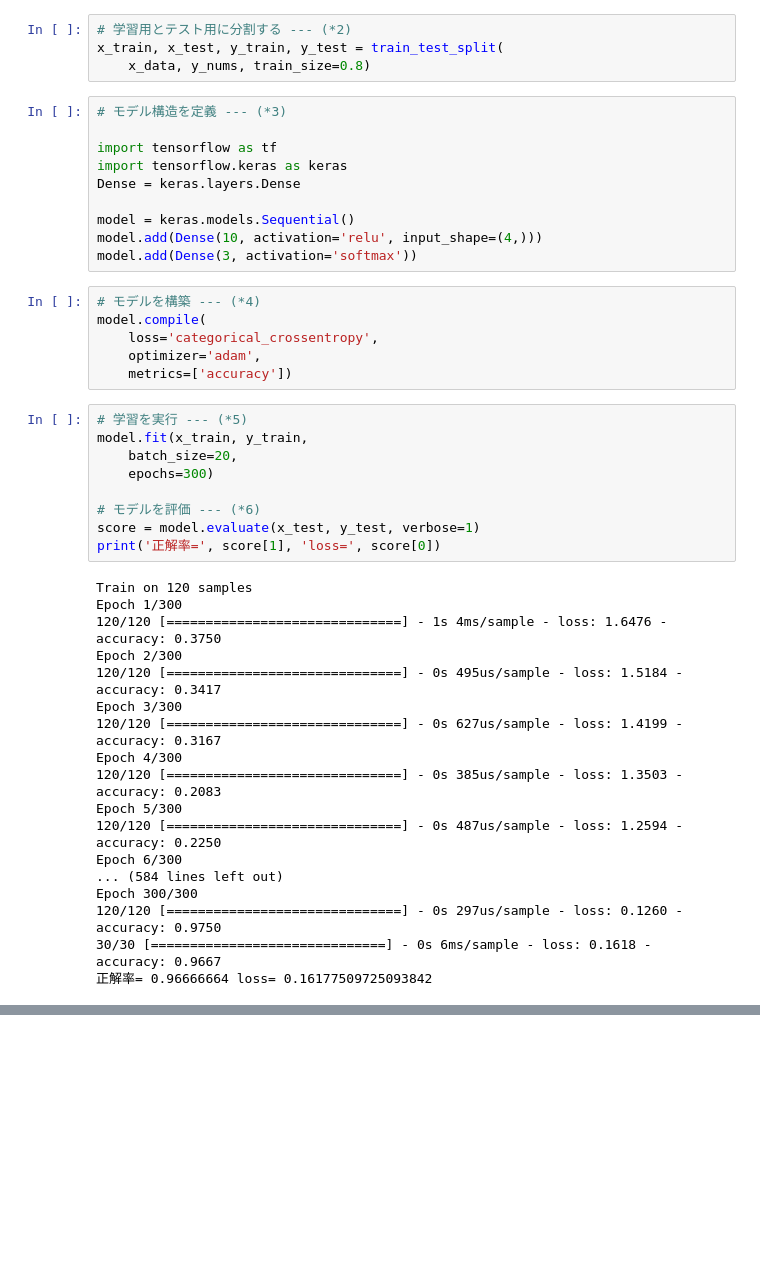
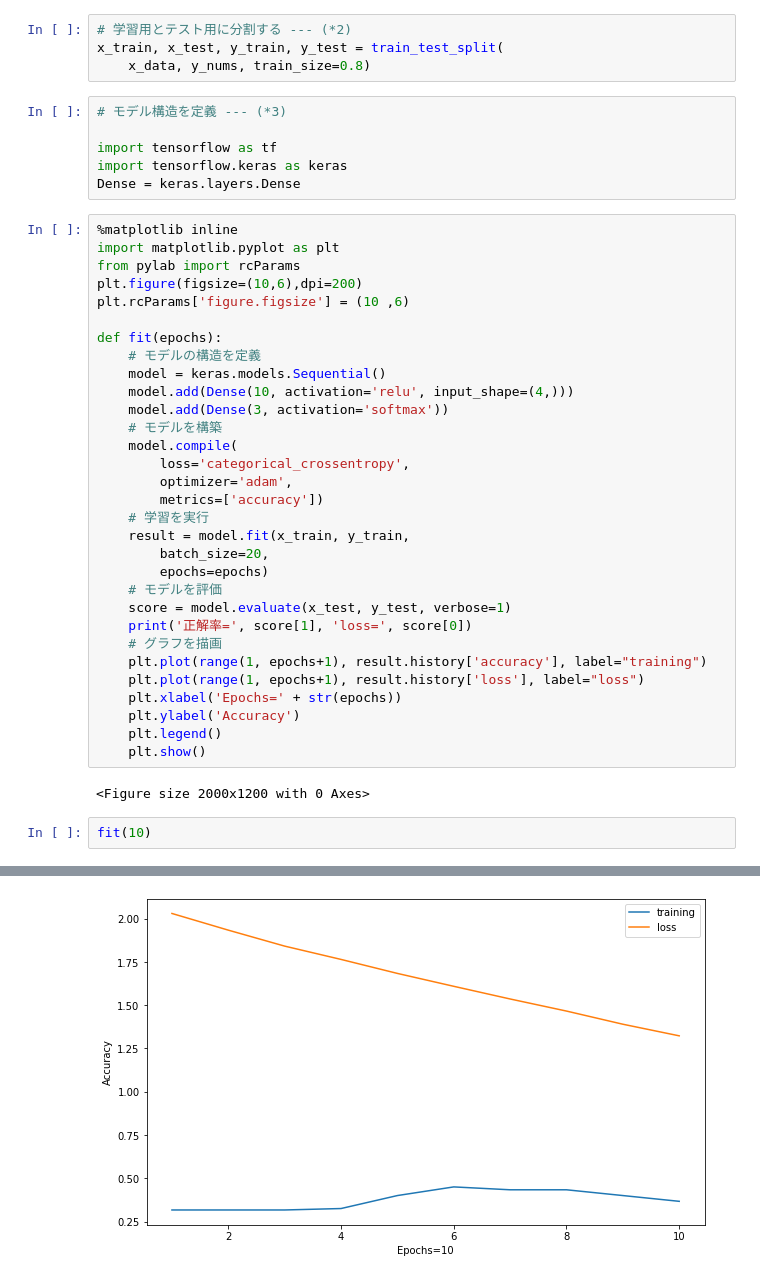
Before and after one commit to kujirahand/book-mlearn-gyomu, a Jupyter notebook: src/ch5/iris/iris.ipynb, the cells around one changed output, grey strips where cells are left out. Cells and saved outputs as stored; diff of their text form; blank space fills up the shorter version.

```diff
--- a/src/ch5/iris/iris.ipynb
+++ b/src/ch5/iris/iris.ipynb
@@ -31,40 +31,39 @@ x_train, x_test, y_train, y_test = train_test_split(
 import tensorflow as tf
 import tensorflow.keras as keras
 Dense = keras.layers.Dense
-
-model = keras.models.Sequential()
-model.add(Dense(10, activation='relu', input_shape=(4,)))
-model.add(Dense(3, activation='softmax'))
-# %%
-# モデルを構築 --- (*4)
-model.compile(
-    loss='categorical_crossentropy',
-    optimizer='adam',
-    metrics=['accuracy'])
-# %%
-# 学習を実行 --- (*5)
-model.fit(x_train, y_train,
-    batch_size=20,
-    epochs=300)
-
-# モデルを評価 --- (*6)
-score = model.evaluate(x_test, y_test, verbose=1)
-print('正解率=', score[1], 'loss=', score[0])
-# %% [output]
-Train on 120 samples
-Epoch 1/300
-120/120 [==============================] - 1s 4ms/sample - loss: 1.6476 - accuracy: 0.3750
-Epoch 2/300
-120/120 [==============================] - 0s 495us/sample - loss: 1.5184 - accuracy: 0.3417
-Epoch 3/300
-120/120 [==============================] - 0s 627us/sample - loss: 1.4199 - accuracy: 0.3167
-Epoch 4/300
-120/120 [==============================] - 0s 385us/sample - loss: 1.3503 - accuracy: 0.2083
-Epoch 5/300
-120/120 [==============================] - 0s 487us/sample - loss: 1.2594 - accuracy: 0.2250
-Epoch 6/300
-... (584 lines left out)
-Epoch 300/300
-120/120 [==============================] - 0s 297us/sample - loss: 0.1260 - accuracy: 0.9750
-30/30 [==============================] - 0s 6ms/sample - loss: 0.1618 - accuracy: 0.9667
-正解率= 0.96666664 loss= 0.16177509725093842
+# %%
+%matplotlib inline
+import matplotlib.pyplot as plt
+from pylab import rcParams
+plt.figure(figsize=(10,6),dpi=200)
+plt.rcParams['figure.figsize'] = (10 ,6)
+
+def fit(epochs):
+    # モデルの構造を定義
+    model = keras.models.Sequential()
+    model.add(Dense(10, activation='relu', input_shape=(4,)))
+    model.add(Dense(3, activation='softmax'))
+    # モデルを構築
+    model.compile(
+        loss='categorical_crossentropy',
+        optimizer='adam',
+        metrics=['accuracy'])
+    # 学習を実行
+    result = model.fit(x_train, y_train,
+        batch_size=20,
+        epochs=epochs)
+    # モデルを評価
+    score = model.evaluate(x_test, y_test, verbose=1)
+    print('正解率=', score[1], 'loss=', score[0])
+    # グラフを描画
+    plt.plot(range(1, epochs+1), result.history['accuracy'], label="training")
+    plt.plot(range(1, epochs+1), result.history['loss'], label="loss")
+    plt.xlabel('Epochs=' + str(epochs))
+    plt.ylabel('Accuracy')
+    plt.legend()
+    plt.show()
+# %% [output]
+<Figure size 2000x1200 with 0 Axes>
+# %%
+fit(10)
+# %% [output]
@@ -70,0 +87 @@ Epoch 300/300
+[figure, added]
```
Also changed, not shown: parts of 3 cells of this notebook, 2 other files.
